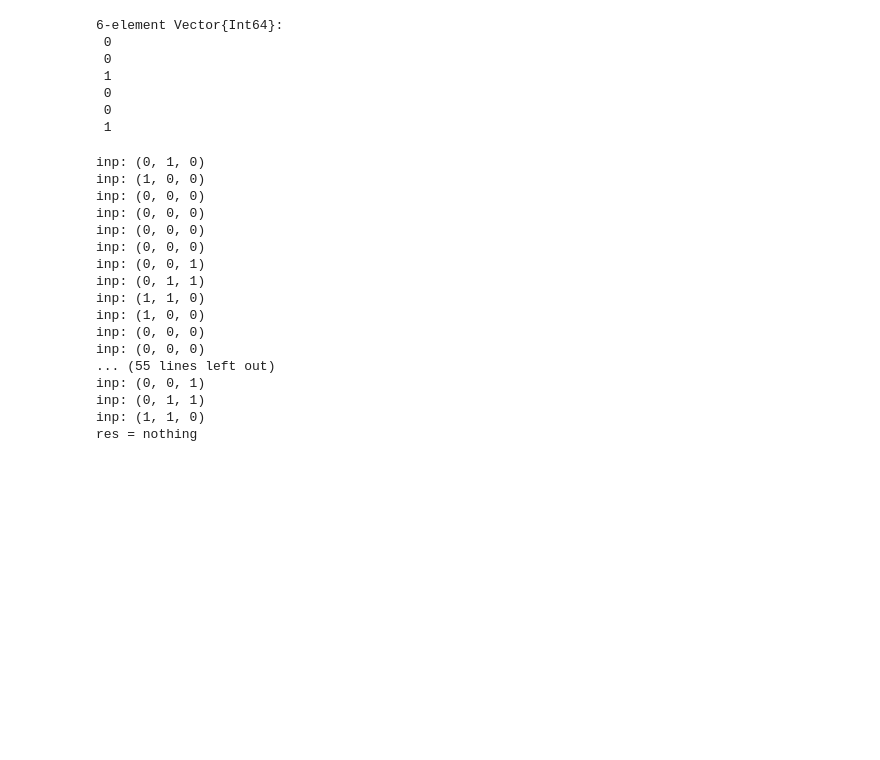
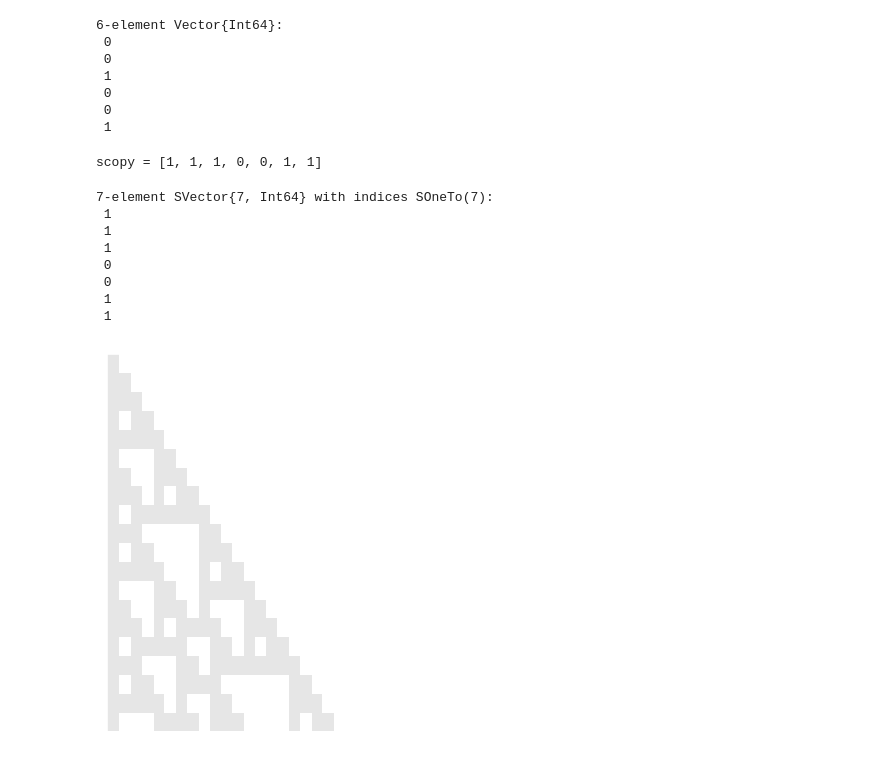
Before and after one commit to ORBAT/Musica, a Jupyter notebook: src/scratch.ipynb, the cells around one changed output. Cells and saved outputs as stored; diff of their text form; code cells hidden in the pictures; blank space fills up the shorter version.

```diff
--- a/src/scratch.ipynb
+++ b/src/scratch.ipynb
@@ -169,32 +169,44 @@ function evolve(state)
   collect |>
   similar_type(state)
 end
-
 scopy = state
-res = for _ in 1:10
+for _ in 1:10
   scopy = evolve(scopy)
 end
-@show res
+@show scopy
 
 # @show undigits(res)
 
 # >3x enemmän allokaatioita
 # @time LazyArrays.Vcat(state[end-neighborhood_size÷2+1:end], state, state[1:neighborhood_size÷2]) |> Consecutive(3, 1) |> collect;
 # %% [output]
-inp: (0, 1, 0)
-inp: (1, 0, 0)
-inp: (0, 0, 0)
-inp: (0, 0, 0)
-inp: (0, 0, 0)
-inp: (0, 0, 0)
-inp: (0, 0, 1)
-inp: (0, 1, 1)
-inp: (1, 1, 0)
-inp: (1, 0, 0)
-inp: (0, 0, 0)
-inp: (0, 0, 0)
-... (55 lines left out)
-inp: (0, 0, 1)
-inp: (0, 1, 1)
-inp: (1, 1, 0)
-res = nothing
+scopy = [1, 1, 1, 0, 0, 1, 1]
+7-element SVector{7, Int64} with indices SOneTo(7):
+ 1
+ 1
+ 1
+ 0
+ 0
+ 1
+ 1
+# %%
+using Plots
+# include("./CA.jl")
+generations=50
+row_len=51
+state = let bla = @MVector zeros(Int, row_len)
+  bla[1] = 1
+  bla
+end
+
+ca = CA.Discrete{2,1}(110)
+res = ca(state,20)
+reduce(hcat,res)'
+heatmap(reduce(hcat,res)',
+    yflip=true,
+    c=cgrad([:white, :black]),
+    legend = :none,
+    axis=false,
+    ticks=false)
+# %% [output]
+[figure, added]
```
Also changed, not shown: 1 other file.
